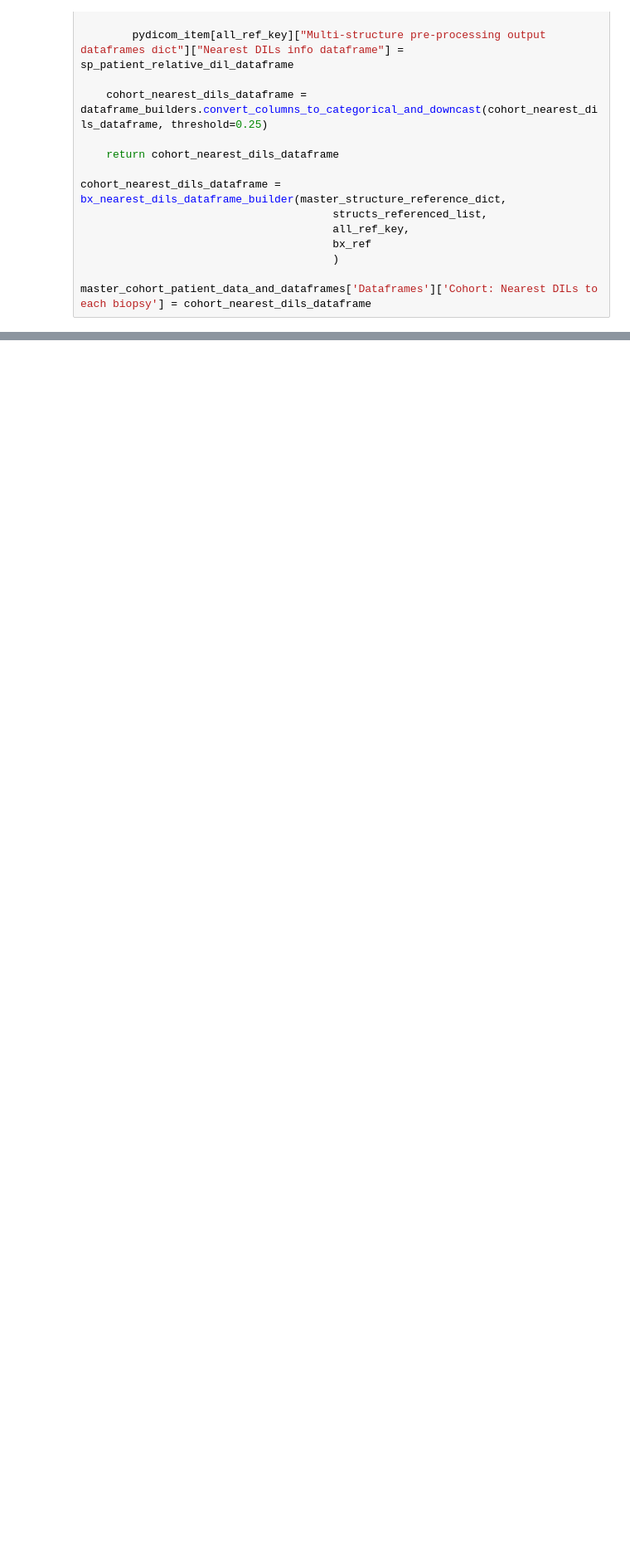
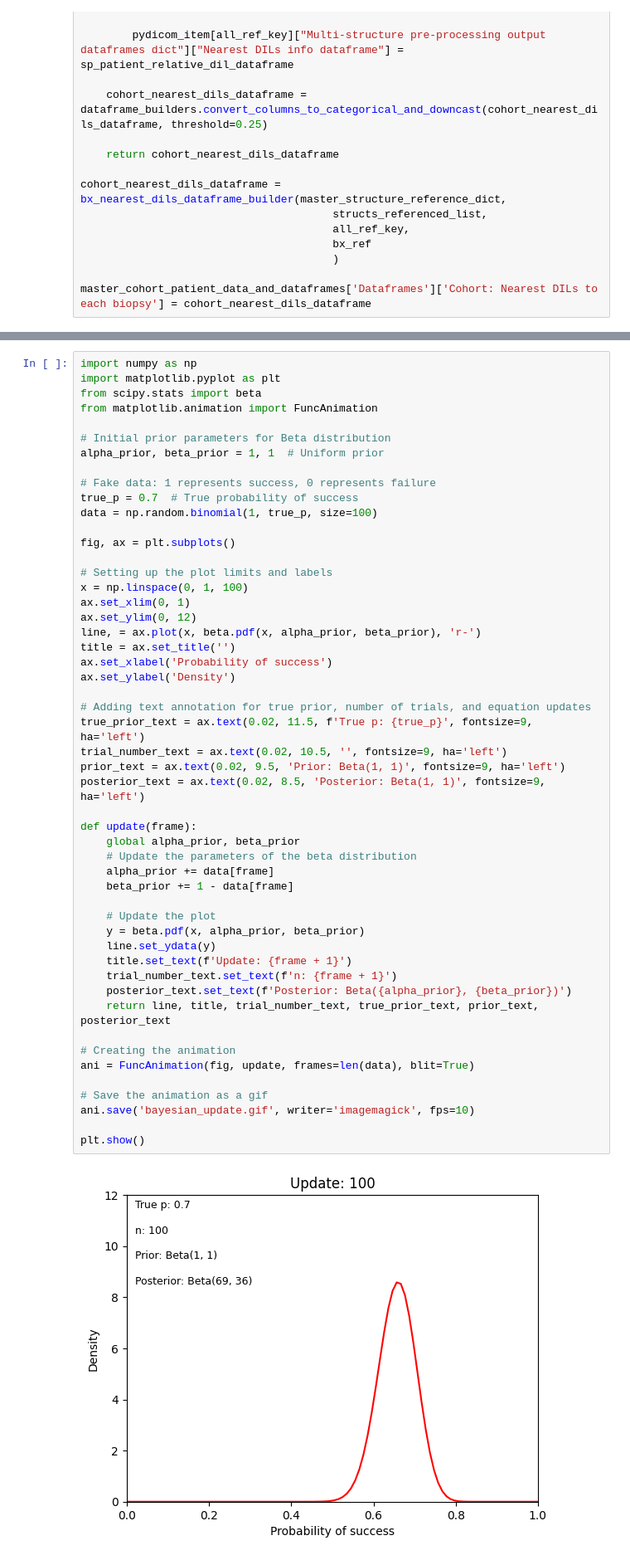
Before and after one commit to matthewjmuscat/biopsylocalization-python, a Jupyter notebook: python_files_dcm_meta_based/test_code.ipynb, the cells around one changed output, grey strips where cells are left out. Shown at 83% size. Drawn from its saved outputs; the diff is of its cells as text; blank space fills up the shorter version.

```diff
--- a/python_files_dcm_meta_based/test_code.ipynb
+++ b/python_files_dcm_meta_based/test_code.ipynb
@@ -13295,0 +18482,53 @@ master_cohort_patient_data_and_dataframes['Dataframes']['Cohort: Nearest DILs to
+# %%
+import numpy as np
+import matplotlib.pyplot as plt
+from scipy.stats import beta
+from matplotlib.animation import FuncAnimation
+
+# Initial prior parameters for Beta distribution
+alpha_prior, beta_prior = 1, 1  # Uniform prior
+
+# Fake data: 1 represents success, 0 represents failure
+true_p = 0.7  # True probability of success
+data = np.random.binomial(1, true_p, size=100)
+
+fig, ax = plt.subplots()
+
+# Setting up the plot limits and labels
+x = np.linspace(0, 1, 100)
+ax.set_xlim(0, 1)
+ax.set_ylim(0, 12)
+line, = ax.plot(x, beta.pdf(x, alpha_prior, beta_prior), 'r-')
+title = ax.set_title('')
+ax.set_xlabel('Probability of success')
+ax.set_ylabel('Density')
+
+# Adding text annotation for true prior, number of trials, and equation updates
+true_prior_text = ax.text(0.02, 11.5, f'True p: {true_p}', fontsize=9, ha='left')
+trial_number_text = ax.text(0.02, 10.5, '', fontsize=9, ha='left')
+prior_text = ax.text(0.02, 9.5, 'Prior: Beta(1, 1)', fontsize=9, ha='left')
+posterior_text = ax.text(0.02, 8.5, 'Posterior: Beta(1, 1)', fontsize=9, ha='left')
+
+def update(frame):
+    global alpha_prior, beta_prior
+    # Update the parameters of the beta distribution
+    alpha_prior += data[frame]
+    beta_prior += 1 - data[frame]
+
+    # Update the plot
+    y = beta.pdf(x, alpha_prior, beta_prior)
+    line.set_ydata(y)
+    title.set_text(f'Update: {frame + 1}')
+    trial_number_text.set_text(f'n: {frame + 1}')
+    posterior_text.set_text(f'Posterior: Beta({alpha_prior}, {beta_prior})')
+    return line, title, trial_number_text, true_prior_text, prior_text, posterior_text
+
+# Creating the animation
+ani = FuncAnimation(fig, update, frames=len(data), blit=True)
+
+# Save the animation as a gif
+ani.save('bayesian_update.gif', writer='imagemagick', fps=10)
+
+plt.show()
+# %% [output]
+[figure, added]
```
Also changed, not shown: parts of 82 cells of this notebook, 7 other files.
